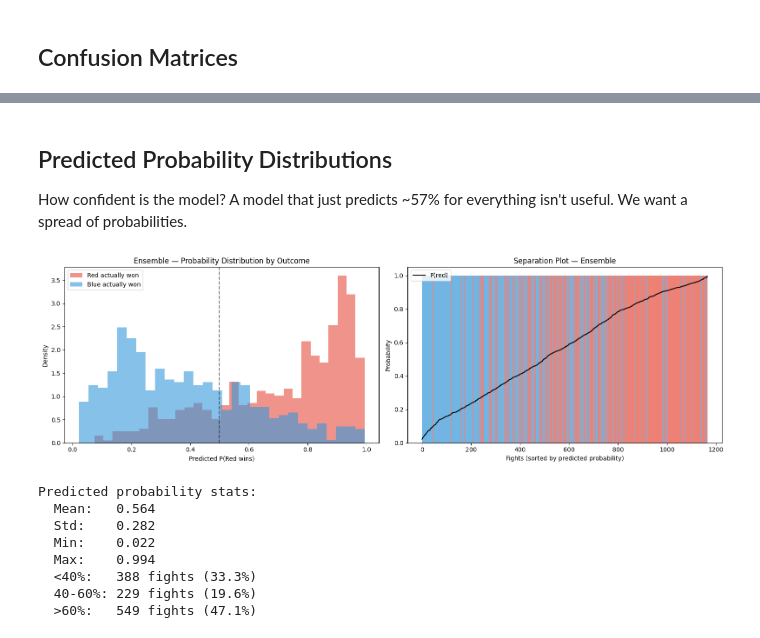
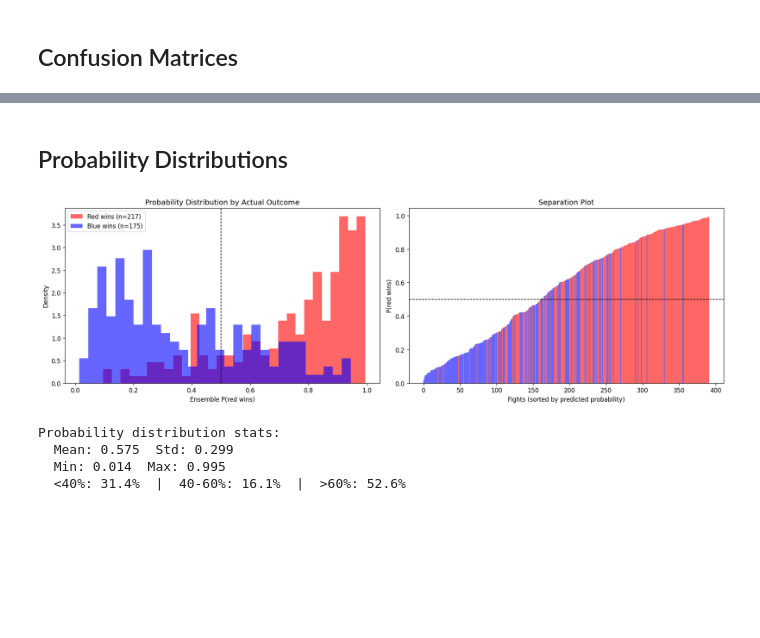
Before and after one commit to sandersont/UFCML, a Jupyter notebook: notebooks/05_modeling.ipynb, the cells around one changed output, grey strips where cells are left out. Cells and saved outputs as stored; diff of their text form; code cells hidden in the pictures; blank space fills up the shorter version.

Commit message:
"Base Models Establish"

```diff
--- a/notebooks/05_modeling.ipynb
+++ b/notebooks/05_modeling.ipynb
@@ -324,0 +279,13 @@ CatBoost — 5-Fold TimeSeriesSplit CV
+# %%
+cat_params = {
+    'iterations': 500,
+    'depth': 5,
+    'learning_rate': 0.05,
+    'subsample': 0.8,
+    'l2_leaf_reg': 3.0,
+    'eval_metric': 'Logloss',
+    'random_seed': 42,
+    'verbose': 0,
+}
+
+cat_results = evaluate_cv(CatBoostClassifier, cat_params, "CatBoost")
@@ -769,52 +779,44 @@ Blue wins (0)       0.74      0.71      0.72       522
-# %% [markdown]
-## Predicted Probability Distributions
-How confident is the model? A model that just predicts ~57% for everything
-isn't useful. We want a spread of probabilities.
+# %% [markdown]
+## Probability Distributions
 # %%
 fig, axes = plt.subplots(1, 2, figsize=(16, 5))
 
-# ── Distribution of ensemble probabilities ──
+# ── Histogram by outcome ──
 ax = axes[0]
-ax.hist(ens_probs[y_test == 1], bins=30, alpha=0.6, label='Red actually won', color='#e74c3c', density=True)
-ax.hist(ens_probs[y_test == 0], bins=30, alpha=0.6, label='Blue actually won', color='#3498db', density=True)
-ax.axvline(0.5, color='black', linestyle='--', alpha=0.5)
-ax.set_xlabel('Predicted P(Red wins)')
+red_probs = ens_prob[y_test == 1]
+blue_probs = ens_prob[y_test == 0]
+
+ax.hist(red_probs, bins=30, alpha=0.6, color='red', label=f'Red wins (n={len(red_probs)})', density=True)
+ax.hist(blue_probs, bins=30, alpha=0.6, color='blue', label=f'Blue wins (n={len(blue_probs)})', density=True)
+ax.axvline(0.5, color='black', ls='--', lw=1)
+ax.set_xlabel('Ensemble P(red wins)')
 ax.set_ylabel('Density')
-ax.set_title('Ensemble — Probability Distribution by Outcome')
+ax.set_title('Probability Distribution by Actual Outcome')
 ax.legend()
 
-# ── Separation plot ──
+# ── Separation ──
 ax = axes[1]
-sorted_idx = np.argsort(ens_probs)
-colors = ['#e74c3c' if y_test.iloc[i] == 1 else '#3498db' for i in sorted_idx]
-ax.bar(range(len(ens_probs)), [1]*len(ens_probs), color=colors, width=1.0, alpha=0.7)
-ax.plot(range(len(ens_probs)), ens_probs[sorted_idx], color='black', linewidth=1.5, label='P(red)')
+sorted_idx = np.argsort(ens_prob)
+colors = ['red' if y_test.iloc[i] == 1 else 'blue' for i in sorted_idx]
+ax.bar(range(len(ens_prob)), ens_prob[sorted_idx], color=colors, width=1.0, alpha=0.6)
+ax.axhline(0.5, color='black', ls='--', lw=1)
 ax.set_xlabel('Fights (sorted by predicted probability)')
-ax.set_ylabel('Probability')
-ax.set_title('Separation Plot — Ensemble')
-ax.legend()
+ax.set_ylabel('P(red wins)')
+ax.set_title('Separation Plot')
 
 plt.tight_layout()
-plt.savefig(f'{DATA}probability_distributions.png', dpi=150, bbox_inches='tight')
+plt.savefig(DATA / 'probability_distributions.png', dpi=150, bbox_inches='tight')
 plt.show()
 
-# ── Summary stats ──
-print(f"Predicted probability stats:")
-print(f"  Mean:   {ens_probs.mean():.3f}")
-print(f"  Std:    {ens_probs.std():.3f}")
-print(f"  Min:    {ens_probs.min():.3f}")
-print(f"  Max:    {ens_probs.max():.3f}")
-print(f"  <40%:   {(ens_probs < 0.4).sum()} fights ({(ens_probs < 0.4).mean():.1%})")
-print(f"  40-60%: {((ens_probs >= 0.4) & (ens_probs <= 0.6)).sum()} fights ({((ens_probs >= 0.4) & (ens_probs <= 0.6)).mean():.1%})")
-print(f"  >60%:   {(ens_probs > 0.6).sum()} fights ({(ens_probs > 0.6).mean():.1%})")
+# Stats
+print(f"Probability distribution stats:")
+print(f"  Mean: {ens_prob.mean():.3f}  Std: {ens_prob.std():.3f}")
+print(f"  Min: {ens_prob.min():.3f}  Max: {ens_prob.max():.3f}")
+print(f"  <40%: {(ens_prob < 0.4).mean():.1%}  |  40-60%: {((ens_prob >= 0.4) & (ens_prob < 0.6)).mean():.1%}  |  >60%: {(ens_prob >= 0.6).mean():.1%}")
 # %% [output]
-[figure, old version]
+[figure, new version]
-Predicted probability stats:
-  Mean:   0.564
-  Std:    0.282
-  Min:    0.022
-  Max:    0.994
-  <40%:   388 fights (33.3%)
-  40-60%: 229 fights (19.6%)
-  >60%:   549 fights (47.1%)
+Probability distribution stats:
+  Mean: 0.575  Std: 0.299
+  Min: 0.014  Max: 0.995
+  <40%: 31.4%  |  40-60%: 16.1%  |  >60%: 52.6%
 # %% [markdown]
```
Also changed, not shown: parts of 48 cells of this notebook, 22 other files.
